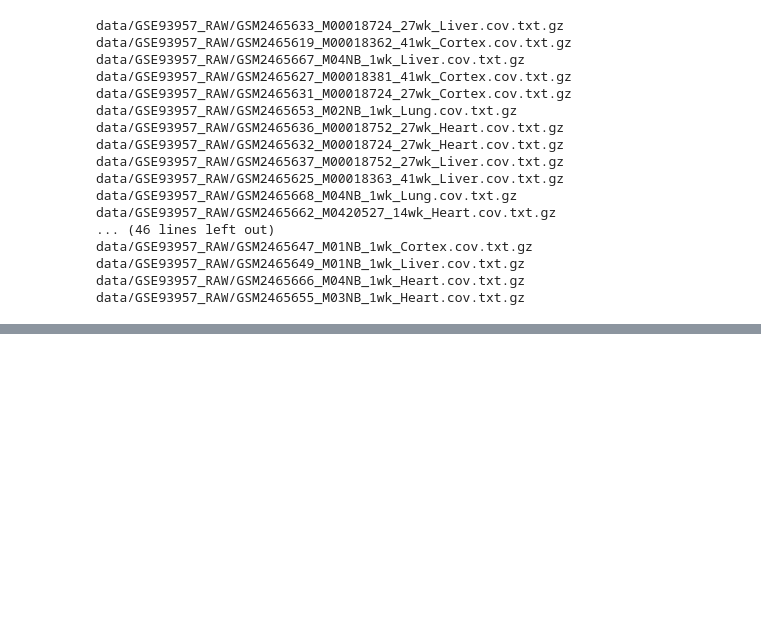
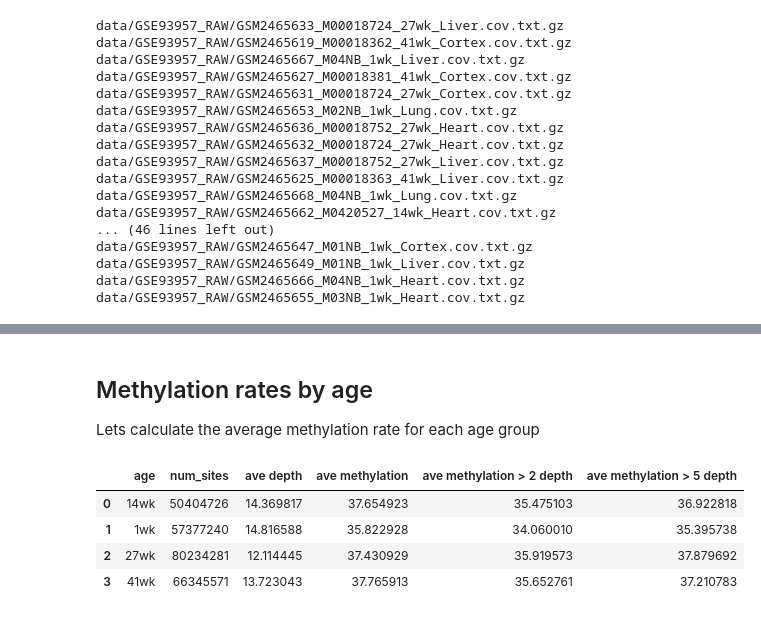
Before and after one commit to hunterDRuebsamen/Bioinformatic_Lab-1, a Jupyter notebook: test.ipynb, the cells around one changed output, grey strips where cells are left out. Drawn from its saved outputs; the diff is of its cells as text; code cells hidden in the pictures; blank space fills up the shorter version.

Commit message:
updates to output and show rates by age

```diff
--- a/test.ipynb
+++ b/test.ipynb
@@ -131,0 +133,23 @@ df['ave methylation > 5 depth'].mean()
+# %% [markdown]
+## Methylation rates by age
+Lets calculate the average methylation rate for each age group
+# %%
+column_names = ['age', 'num_sites', 'ave depth', 'ave methylation', 'ave methylation > 2 depth', 'ave methylation > 5 depth']
+age_df = pd.DataFrame(columns=column_names)
+
+age_list = df['age'].unique()
+for age in age_list:
+    num_sites = df[df['age'] == age]['num_sites'].sum()
+    ave_depth = df[df['age'] == age]['ave depth'].mean()
+    ave_meth = df[df['age'] == age]['ave methylation'].mean()
+    ave_meth_2 = df[df['age'] == age]['ave methylation > 2 depth'].mean()
+    ave_meth_5 = df[df['age'] == age]['ave methylation > 5 depth'].mean()
+    age_df.loc[len(age_df.index)] = [age, num_sites, ave_depth, ave_meth, ave_meth_2, ave_meth_5]
+
+age_df
+# %% [output]
+|  | age | num_sites | ave depth | ave methylation | ave methylation > 2 depth | ave methylation > 5 depth |
+| 0 | 14wk | 50404726 | 14.369817 | 37.654923 | 35.475103 | 36.922818 |
+| 1 | 1wk | 57377240 | 14.816588 | 35.822928 | 34.060010 | 35.395738 |
+| 2 | 27wk | 80234281 | 12.114445 | 37.430929 | 35.919573 | 37.879692 |
+| 3 | 41wk | 66345571 | 13.723043 | 37.765913 | 35.652761 | 37.210783 |
```
Also changed, not shown: parts of 14 cells of this notebook, 3 other files.
